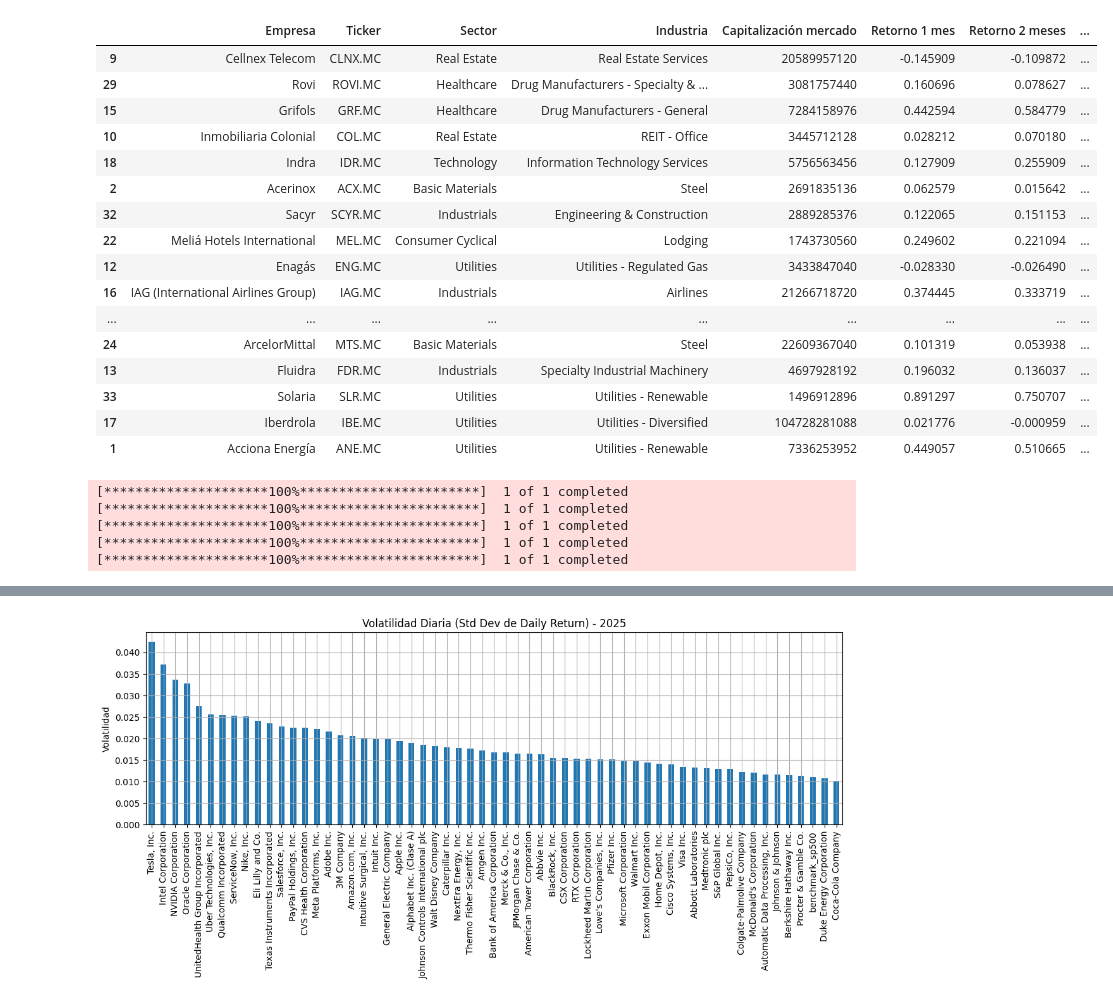
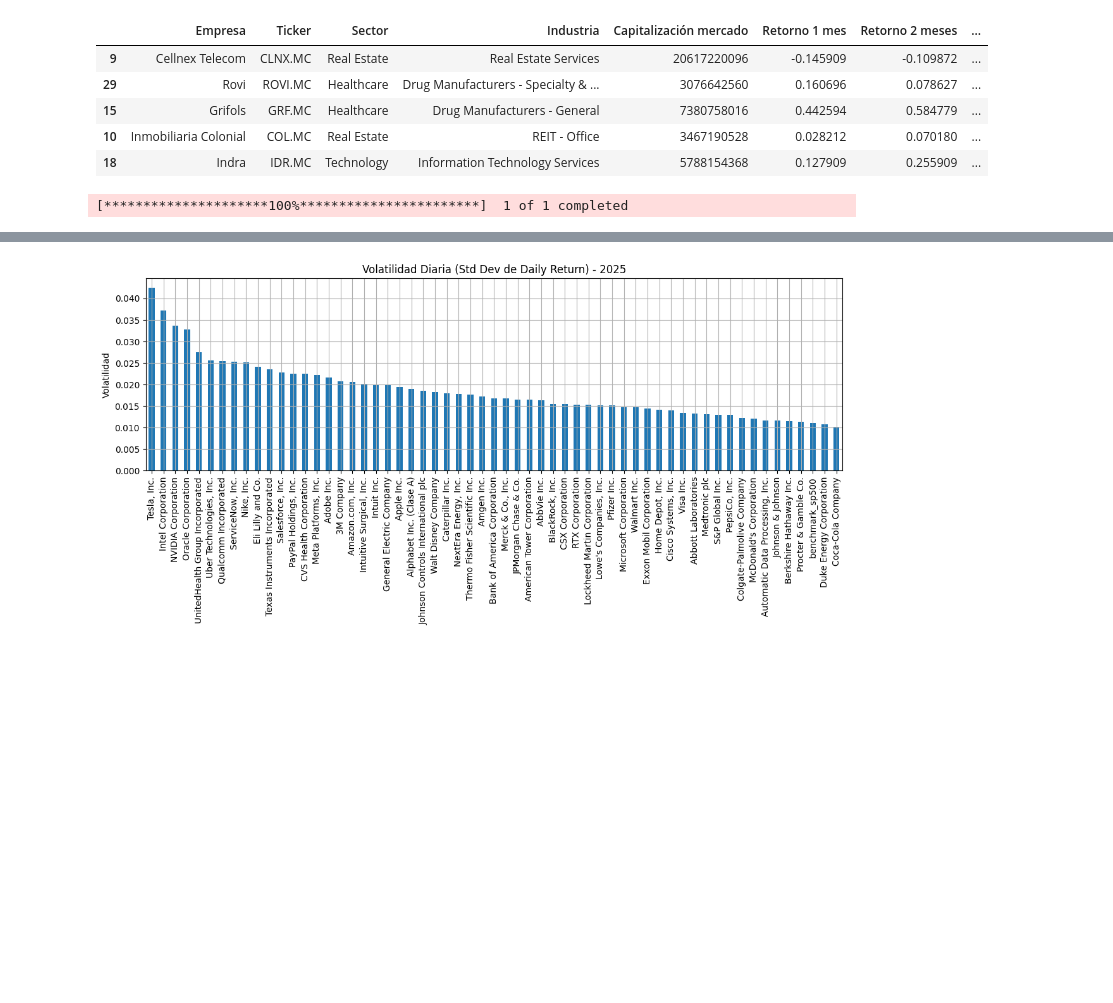
Before and after one commit to rafachem9/Python-for-Finance-and-Algorithmic-Trading-with-QuantConnect, a Jupyter notebook: stock_analysis.ipynb, the cells around one changed output, grey strips where cells are left out. Cells and saved outputs as stored; diff of their text form; code cells hidden in the pictures; blank space fills up the shorter version.

Commit message:
feat: add analysis functions stocks

```diff
--- a/stock_analysis.ipynb
+++ b/stock_analysis.ipynb
@@ -175,15 +9,0 @@ Stoxx Europe 600
-# %%
-import matplotlib.pyplot as plt
-
-plt.figure(figsize=(14, 7))
-
-for ticker, data in data_his.items():
-    plt.plot(data.index, data["Cumulative Return"], label=ticker)
-
-plt.title("Precio de Cierre (Close) - 2025")
-plt.xlabel("Fecha")
-plt.ylabel("Precio de Cierre")
-plt.legend()
-plt.grid(True)
-plt.tight_layout()
-plt.show()
@@ -208,5 +163,7 @@ plt.show()
 # %%
-tickers = {
+start_period = datetime(2025,5,1)
+end_period =  datetime(2025,9,11)
+ibex35_tickers = {
     "ANA.MC":  "Acciona",
     "ANE.MC":  "Acciona Energía",
     "ACX.MC":  "Acerinox",
@@ -244,20 +201,7 @@ tickers = {
     "TEF.MC":  "Telefónica",
     "UNI.MC":  "Unicaja Banco"
 }
-
-data_his = {}
-
-# Define a start date and End Date
-start = datetime(2025,5,1)
-end =  datetime(2025,9,11)
-
-for ticker in tickers:
-    name_ticker = tickers[ticker]
-    print(name_ticker)
-    data = yf.download(ticker, start , end)
-    data.columns = data.columns.droplevel('Ticker')
-    data["Daily Return"] = data["Close"].pct_change(1)
-
-    data_his[name_ticker] = data
-    data["Cumulative Return"] = (1 + data["Daily Return"]).cumprod() - 1
+bechmark_ibex35 = call_yf_api_historic(start_period, end_period, '^IBEX')
+ibex35_df = extraction_historic(start_period, end_period, ibex35_tickers)
+ibex35_analysed_df = analysis_stock_hist(ibex35_df, ibex35_tickers, bechmark_ibex35)
 # %% [output]
@@ -447,26 +209,12 @@ tickers_ibex35 = {
-# %%
-ibex35_df = extraction_historic(start_period, end_period, ibex35_tickers)
-ibex35_analysed_df = analysis_stock_hist(ibex35_df, ibex35_tickers)
 # %%
-ibex35_analysed_df.head(20)
+ibex35_analysed_df.head()
 # %% [output]
 |  | Empresa | Ticker | Sector | Industria | Capitalización mercado | Retorno 1 mes | Retorno 2 meses | ... |
-| 9 | Cellnex Telecom | CLNX.MC | Real Estate | Real Estate Services | 20589957120 | -0.145909 | -0.109872 | ... |
-| 29 | Rovi | ROVI.MC | Healthcare | Drug Manufacturers - Specialty & ... | 3081757440 | 0.160696 | 0.078627 | ... |
-| 15 | Grifols | GRF.MC | Healthcare | Drug Manufacturers - General | 7284158976 | 0.442594 | 0.584779 | ... |
-| 10 | Inmobiliaria Colonial | COL.MC | Real Estate | REIT - Office | 3445712128 | 0.028212 | 0.070180 | ... |
-| 18 | Indra | IDR.MC | Technology | Information Technology Services | 5756563456 | 0.127909 | 0.255909 | ... |
-| 2 | Acerinox | ACX.MC | Basic Materials | Steel | 2691835136 | 0.062579 | 0.015642 | ... |
-| 32 | Sacyr | SCYR.MC | Industrials | Engineering & Construction | 2889285376 | 0.122065 | 0.151153 | ... |
-| 22 | Meliá Hotels International | MEL.MC | Consumer Cyclical | Lodging | 1743730560 | 0.249602 | 0.221094 | ... |
-| 12 | Enagás | ENG.MC | Utilities | Utilities - Regulated Gas | 3433847040 | -0.028330 | -0.026490 | ... |
-| 16 | IAG (International Airlines Group) | IAG.MC | Industrials | Airlines | 21266718720 | 0.374445 | 0.333719 | ... |
-| ... | ... | ... | ... | ... | ... | ... | ... | ... |
-| 24 | ArcelorMittal | MTS.MC | Basic Materials | Steel | 22609367040 | 0.101319 | 0.053938 | ... |
-| 13 | Fluidra | FDR.MC | Industrials | Specialty Industrial Machinery | 4697928192 | 0.196032 | 0.136037 | ... |
-| 33 | Solaria | SLR.MC | Utilities | Utilities - Renewable | 1496912896 | 0.891297 | 0.750707 | ... |
-| 17 | Iberdrola | IBE.MC | Utilities | Utilities - Diversified | 104728281088 | 0.021776 | -0.000959 | ... |
-| 1 | Acciona Energía | ANE.MC | Utilities | Utilities - Renewable | 7336253952 | 0.449057 | 0.510665 | ... |
+| 9 | Cellnex Telecom | CLNX.MC | Real Estate | Real Estate Services | 20617220096 | -0.145909 | -0.109872 | ... |
+| 29 | Rovi | ROVI.MC | Healthcare | Drug Manufacturers - Specialty & ... | 3076642560 | 0.160696 | 0.078627 | ... |
+| 15 | Grifols | GRF.MC | Healthcare | Drug Manufacturers - General | 7380758016 | 0.442594 | 0.584779 | ... |
+| 10 | Inmobiliaria Colonial | COL.MC | Real Estate | REIT - Office | 3467190528 | 0.028212 | 0.070180 | ... |
+| 18 | Indra | IDR.MC | Technology | Information Technology Services | 5788154368 | 0.127909 | 0.255909 | ... |
 # %%
 tickers_sp500 = {
     "AAPL": "Apple Inc.",
@@ -527,15 +275,11 @@ tickers_sp500 = {
     "AMT": "American Tower Corporation",
     "CSX": "CSX Corporation",
     "DUK": "Duke Energy Corporation",
-    "^GSPC": "benchmark_sp500",
 }
 
+bechmark_sp500 = call_yf_api_historic(start_period, end_period, '^GSPC')
 sp500_df = extraction_historic(start_period, end_period, tickers_sp500)
-sp500_analysed_df = analysis_stock_hist(sp500_df, tickers_sp500, 'benchmark_sp500')
+sp500_analysed_df = analysis_stock_hist(sp500_df, tickers_sp500, bechmark_sp500)
 # %% [output]
 [*********************100%***********************]  1 of 1 completed
-[*********************100%***********************]  1 of 1 completed
-[*********************100%***********************]  1 of 1 completed
-[*********************100%***********************]  1 of 1 completed
-[*********************100%***********************]  1 of 1 completed
 # %%
```
Also changed, not shown: parts of 40 cells of this notebook, 2 other files.
